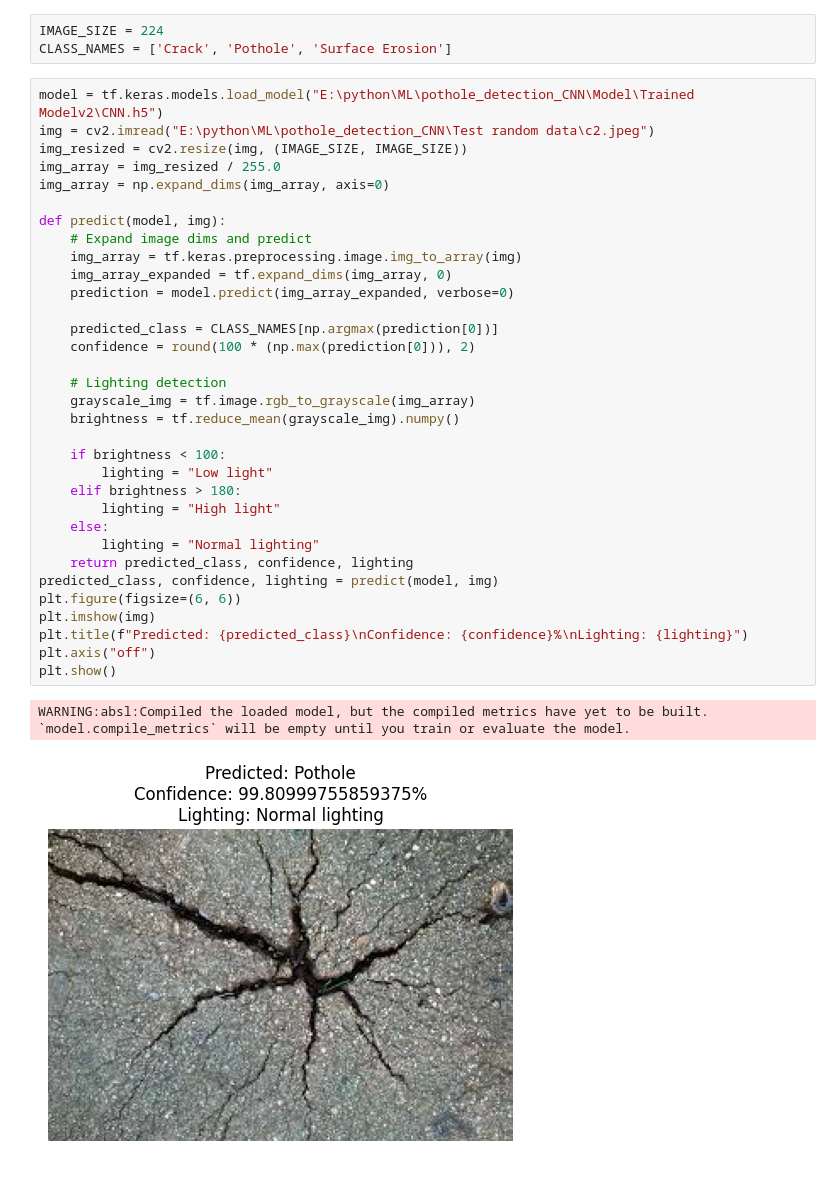
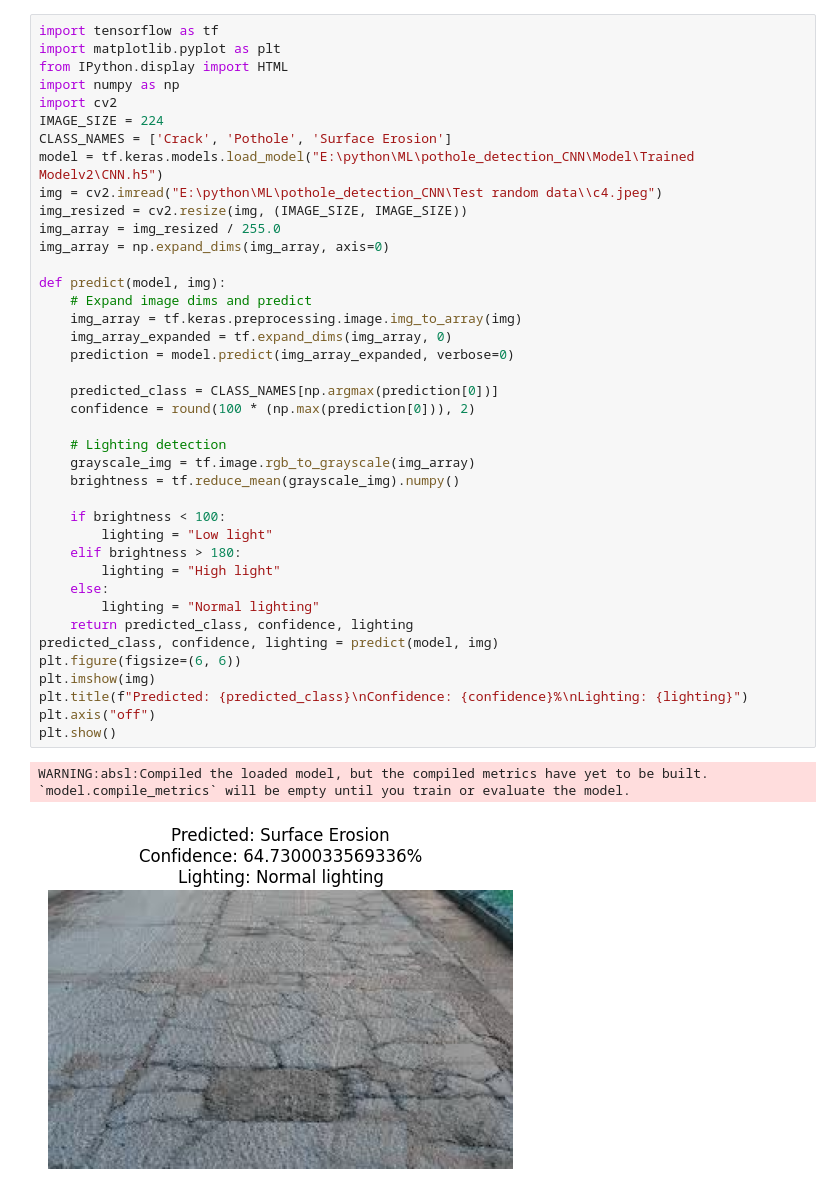
Before and after one commit to Masrafe-Siam/pothole_detection_CNN, a Jupyter notebook: Model/TestTrainedModel.ipynb, the cells around one changed output. Saved outputs shown, nothing was run; the diff lists cells and outputs as text.

```diff
--- a/Model/TestTrainedModel.ipynb
+++ b/Model/TestTrainedModel.ipynb
@@ -7,39 +1,43 @@ import cv2
-# %%
-IMAGE_SIZE = 224
-CLASS_NAMES = ['Crack', 'Pothole', 'Surface Erosion']
 # %%
+import tensorflow as tf
+import matplotlib.pyplot as plt
+from IPython.display import HTML
+import numpy as np
+import cv2
+IMAGE_SIZE = 224
+CLASS_NAMES = ['Crack', 'Pothole', 'Surface Erosion']
 model = tf.keras.models.load_model("E:\python\ML\pothole_detection_CNN\Model\Trained Modelv2\CNN.h5")
-img = cv2.imread("E:\python\ML\pothole_detection_CNN\Test random data\c2.jpeg")
+img = cv2.imread("E:\python\ML\pothole_detection_CNN\Test random data\\c4.jpeg")
 img_resized = cv2.resize(img, (IMAGE_SIZE, IMAGE_SIZE))
 img_array = img_resized / 255.0
 img_array = np.expand_dims(img_array, axis=0)
 
 def predict(model, img):
     # Expand image dims and predict
     img_array = tf.keras.preprocessing.image.img_to_array(img)
     img_array_expanded = tf.expand_dims(img_array, 0)
     prediction = model.predict(img_array_expanded, verbose=0)
 
     predicted_class = CLASS_NAMES[np.argmax(prediction[0])]
     confidence = round(100 * (np.max(prediction[0])), 2)
 
     # Lighting detection
     grayscale_img = tf.image.rgb_to_grayscale(img_array)
     brightness = tf.reduce_mean(grayscale_img).numpy()
 
     if brightness < 100:
         lighting = "Low light"
     elif brightness > 180:
         lighting = "High light"
     else:
         lighting = "Normal lighting"
     return predicted_class, confidence, lighting
 predicted_class, confidence, lighting = predict(model, img)
 plt.figure(figsize=(6, 6))
 plt.imshow(img)
 plt.title(f"Predicted: {predicted_class}\nConfidence: {confidence}%\nLighting: {lighting}")
 plt.axis("off")
 plt.show()
 # %% [output]
 WARNING:absl:Compiled the loaded model, but the compiled metrics have yet to be built. `model.compile_metrics` will be empty until you train or evaluate the model.
-[figure, old version]
+[figure, new version]
```
Also changed, not shown: parts of 1 cell of this notebook, 9 other files.
